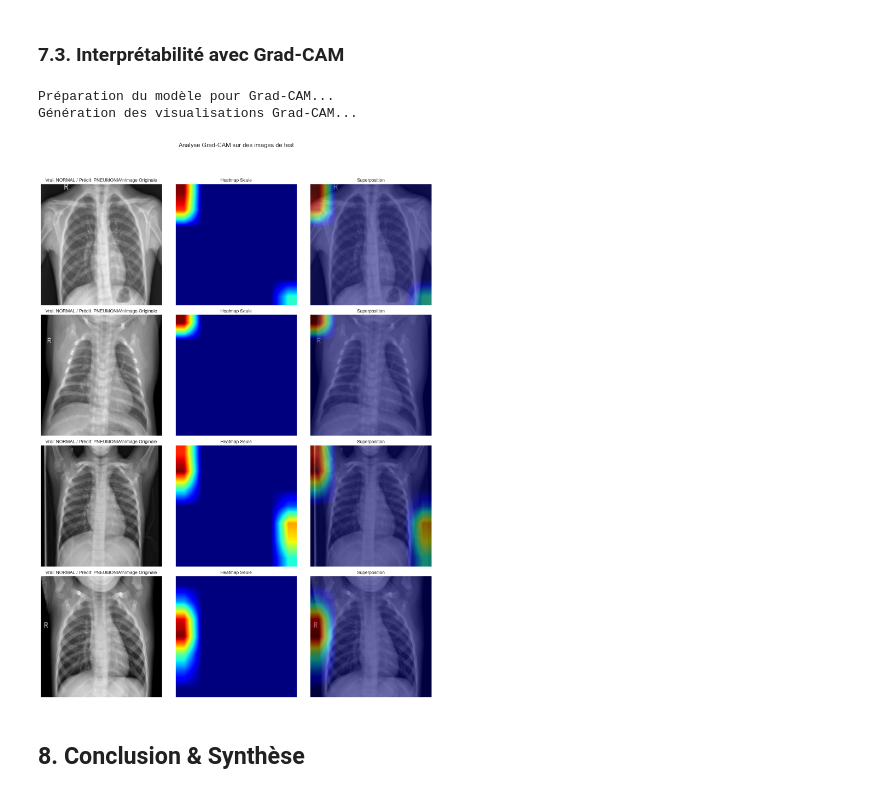
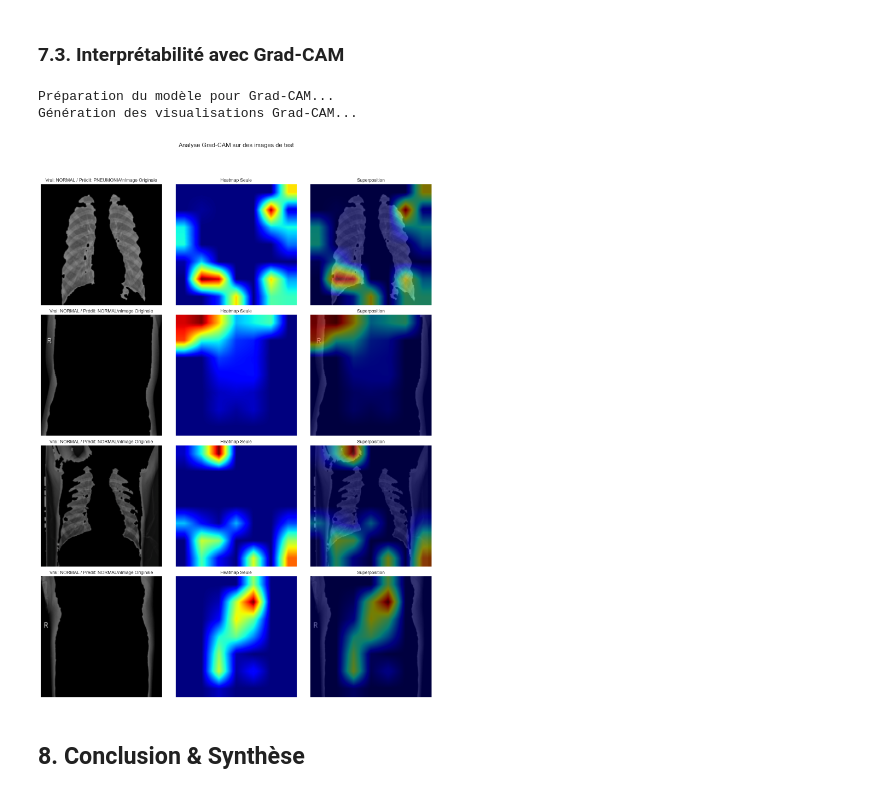
Before and after one commit to XavierSchaefer/Zoidberg, a Jupyter notebook: Zoidberg_unifié.ipynb, the cells around one changed output. Saved outputs shown, nothing was run; the diff lists cells and outputs as text; code cells hidden in the pictures.

```diff
--- a/Zoidberg_unifié.ipynb
+++ b/Zoidberg_unifié.ipynb
@@ -45,7 +45,7 @@ random.seed(SEED); np.random.seed(SEED); torch.manual_seed(SEED)
 print(f"Utilisation du device : {device}")
 
 # Chemins
-BASE_DIR = Path('./data')
+BASE_DIR = Path('./data_segmented')
 TRAIN_DIR, VAL_DIR, TEST_DIR = BASE_DIR / 'train', BASE_DIR / 'val', BASE_DIR / 'test'
 
 # Paramètres du problème (2 classes)
@@ -455,7 +609,6 @@ class GradCAM:
         self.target_layer = target_layer
         self.activations = None
         self.gradients = None
-        # Enregistrement des "hooks" pour capturer les activations et les gradients
         self.fwd_hook = self.target_layer.register_forward_hook(self._forward_hook)
         self.bwd_hook = self.target_layer.register_full_backward_hook(self._backward_hook)
 
@@ -465,17 +618,12 @@ class GradCAM:
     def _backward_hook(self, module, grad_input, grad_output):
         self.gradients = grad_output[0]
 
-    def generate_heatmap(self, input_tensor):
-        # 1. Obtenir la sortie du modèle (logit)
+    # Correction : La méthode accepte maintenant le seuil en paramètre
+    def generate_heatmap(self, input_tensor, threshold):
         output = self.model(input_tensor)
-
-        # 2. Mettre les gradients à zéro et effectuer la rétropropagation
         self.model.zero_grad()
-        # On fournit un gradient initial pour les modèles à sortie non-scalaire
         output.backward(gradient=torch.ones_like(output), retain_graph=True)
 
-        # 3. Calculer la heatmap
-        # self.gradients ne devrait plus être None
         pooled_gradients = torch.mean(self.gradients, dim=[0, 2, 3])
         activations = self.activations.detach().clone()
 
@@ -486,7 +634,8 @@ class GradCAM:
         heatmap = np.maximum(heatmap.numpy(), 0)
         heatmap /= (np.max(heatmap) + 1e-8)
 
-        predicted_class_index = (torch.sigmoid(output).item() > final_threshold)
+        # La prédiction utilise maintenant le seuil passé en paramètre
+        predicted_class_index = (torch.sigmoid(output).item() > threshold)
         return heatmap, predicted_class_index
 
     def remove_hooks(self):
@@ -495,49 +644,47 @@ class GradCAM:
 
 # --- Préparation du modèle pour Grad-CAM ---
 print("Préparation du modèle pour Grad-CAM...")
-
-# CORRECTION CLÉ : On s'assure que les couches cibles sont dégelées
-# On travaille sur une copie pour ne pas affecter le modèle final
 model_for_cam = copy.deepcopy(final_model).to(device)
 
-# Sélection et dégel de la couche cible
 if best_params.get('arch') == 'efficientnet_b0':
-    for param in model_for_cam.features[-1].parameters():
-        param.requires_grad = True
     target_layer = model_for_cam.features[-1]
 else: # Pour ResNet18
-    for param in model_for_cam.layer4.parameters():
-        param.requires_grad = True
     target_layer = model_for_cam.layer4
 
-# Instanciation de Grad-CAM sur le modèle modifié
+# Dégeler la couche cible pour laisser passer le gradient
+for param in target_layer.parameters():
+    param.requires_grad = True
+
 grad_cam = GradCAM(model_for_cam, target_layer)
+
 
 # --- Visualisation ---
 print("Génération des visualisations Grad-CAM...")
 num_images_to_show = 4
 fig, axs = plt.subplots(num_images_to_show, 3, figsize=(15, 5 * num_images_to_show))
 fig.suptitle('Analyse Grad-CAM sur des images de test', fontsize=16, y=1.02)
 
 for i, ax_row in enumerate(axs):
     img_tensor, label = ds['test'][i * 50]
-    heatmap, pred_idx = grad_cam.generate_heatmap(img_tensor.unsqueeze(0).to(device))
+
+    # Correction : On passe la variable `best_threshold` à la méthode
+    heatmap, pred_idx = grad_cam.generate_heatmap(img_tensor.unsqueeze(0).to(device), threshold=best_threshold)
 
     img_display = np.clip(img_tensor.numpy().transpose((1, 2, 0)) * np.array([0.229, 0.224, 0.225]) + np.array([0.485, 0.456, 0.406]), 0, 1)
     heatmap_resized = cv2.resize(heatmap, (IMAGE_SIZE, IMAGE_SIZE))
 
     title = f'Vrai: {CLASSES[label]} / Prédit: {CLASSES[pred_idx]}'
     ax_row[0].imshow(img_display); ax_row[0].set_title(f'{title}\\nImage Originale'); ax_row[0].axis('off')
     ax_row[1].imshow(heatmap_resized, cmap='jet'); ax_row[1].set_title('Heatmap Seule'); ax_row[1].axis('off')
     ax_row[2].imshow(img_display); ax_row[2].imshow(heatmap_resized, alpha=0.5, cmap='jet'); ax_row[2].set_title('Superposition'); ax_row[2].axis('off')
 
-grad_cam.remove_hooks() # Nettoyer les hooks après utilisation
+grad_cam.remove_hooks()
 plt.tight_layout(rect=[0, 0, 1, 0.98])
 plt.show()
 # %% [output]
 Préparation du modèle pour Grad-CAM...
 Génération des visualisations Grad-CAM...
-[figure, old version]
+[figure, new version]
 # %% [markdown]
 ## 8. Conclusion & Synthèse
 # %%
```
Also changed, not shown: parts of 9 cells of this notebook.
